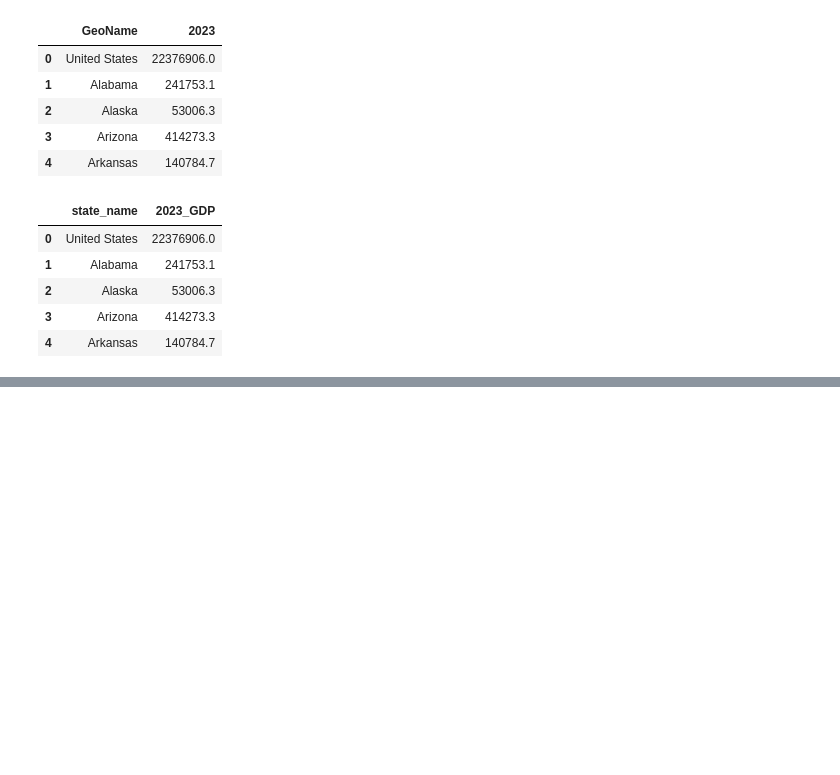
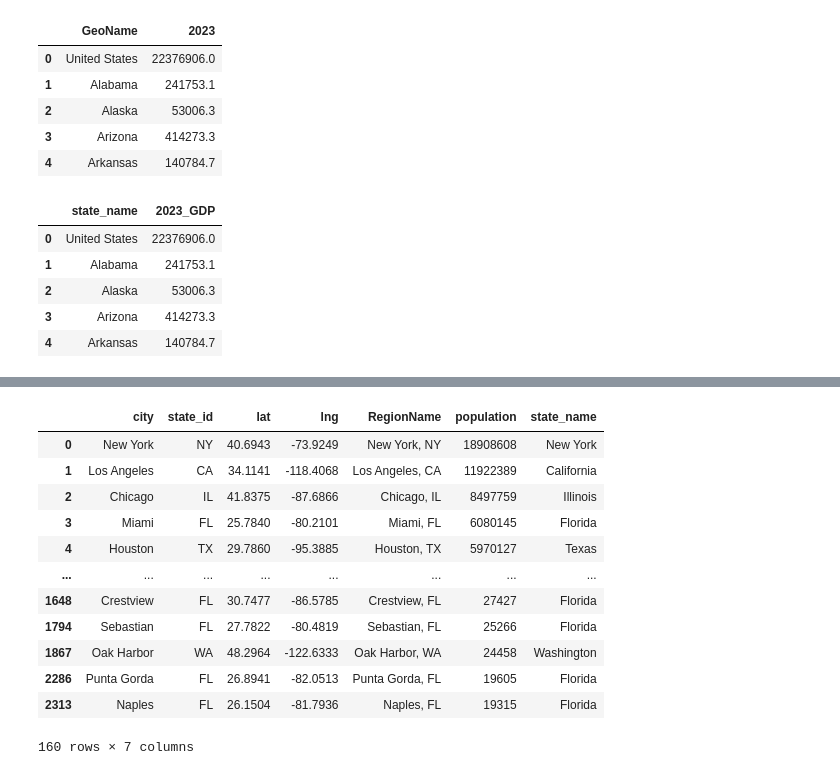
Before and after one commit to elgnol/RealEstate_Project_3, a Jupyter notebook: Analysis/Data_analysis_tatyana.ipynb, the cells around one changed output, grey strips where cells are left out. Cells and saved outputs as stored; diff of their text form; code cells hidden in the pictures; blank space fills up the shorter version.

Commit message:
cleaned up cities_df_simple

```diff
--- a/Analysis/Data_analysis_tatyana.ipynb
+++ b/Analysis/Data_analysis_tatyana.ipynb
@@ -731,0 +740,18 @@ gdp_df.to_csv('../SOURCE/gdp_df.csv', index = False)
+# %%
+cities_df_simple = cities_df_simple[cities_df_simple['RegionName'].isin(filtered_home_df['RegionName'])]
+# %%
+cities_df_simple
+# %% [output]
+|  | city | state_id | lat | lng | RegionName | population | state_name |
+| 0 | New York | NY | 40.6943 | -73.9249 | New York, NY | 18908608 | New York |
+| 1 | Los Angeles | CA | 34.1141 | -118.4068 | Los Angeles, CA | 11922389 | California |
+| 2 | Chicago | IL | 41.8375 | -87.6866 | Chicago, IL | 8497759 | Illinois |
+| 3 | Miami | FL | 25.7840 | -80.2101 | Miami, FL | 6080145 | Florida |
+| 4 | Houston | TX | 29.7860 | -95.3885 | Houston, TX | 5970127 | Texas |
+| ... | ... | ... | ... | ... | ... | ... | ... |
+| 1648 | Crestview | FL | 30.7477 | -86.5785 | Crestview, FL | 27427 | Florida |
+| 1794 | Sebastian | FL | 27.7822 | -80.4819 | Sebastian, FL | 25266 | Florida |
+| 1867 | Oak Harbor | WA | 48.2964 | -122.6333 | Oak Harbor, WA | 24458 | Washington |
+| 2286 | Punta Gorda | FL | 26.8941 | -82.0513 | Punta Gorda, FL | 19605 | Florida |
+| 2313 | Naples | FL | 26.1504 | -81.7936 | Naples, FL | 19315 | Florida |
+160 rows × 7 columns
```
Also changed, not shown: parts of 3 cells of this notebook, 1 other file.
